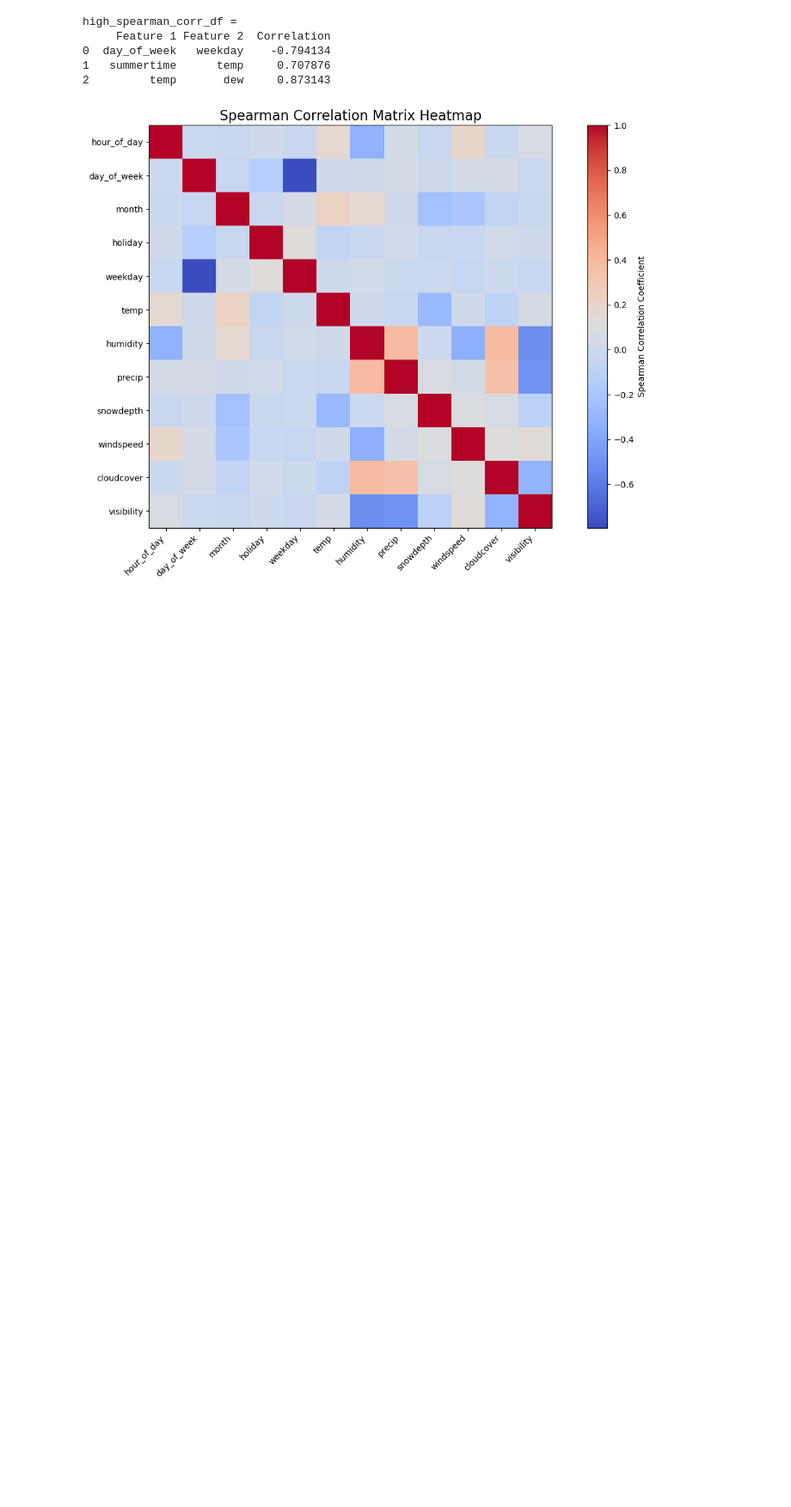
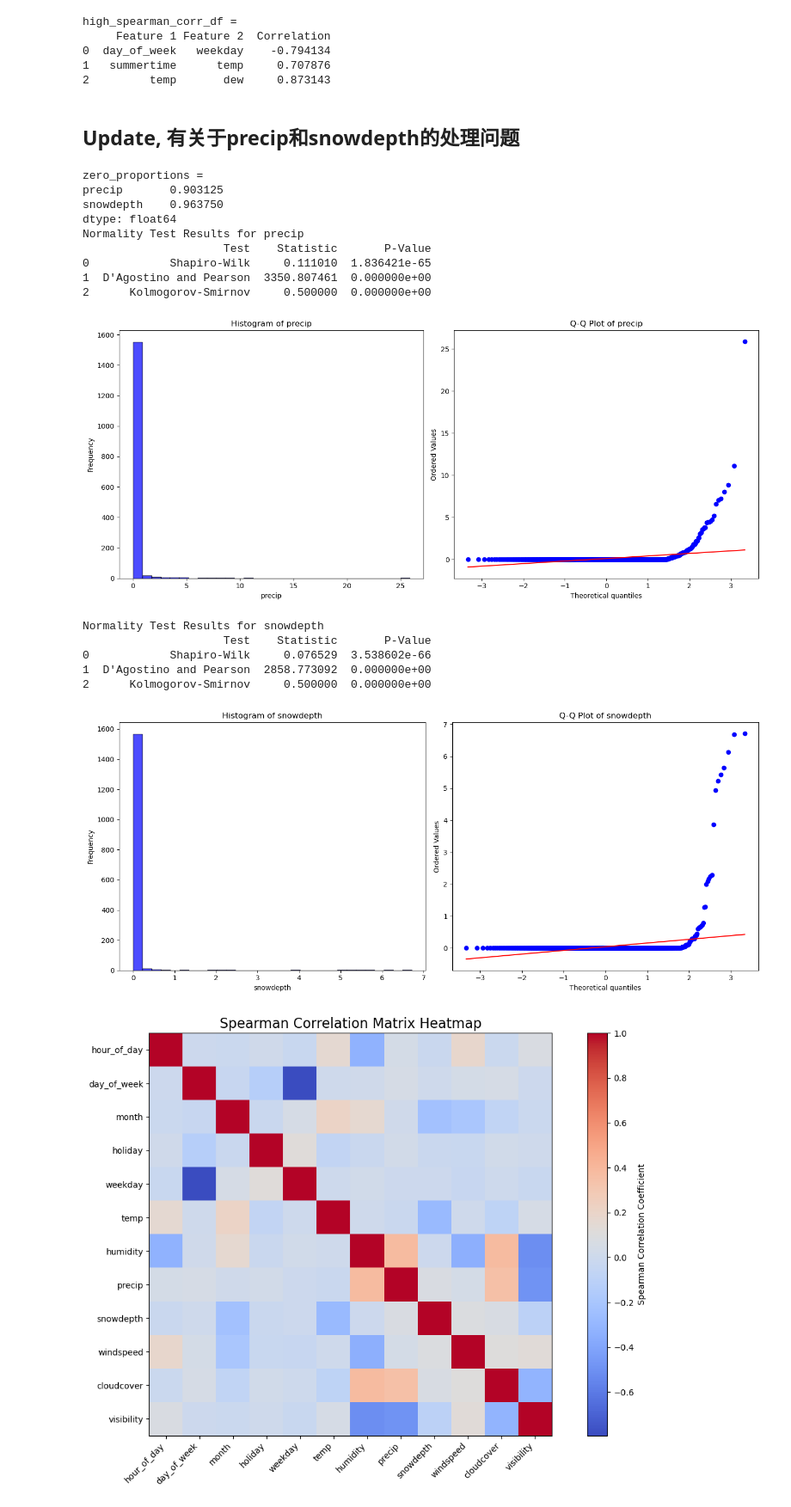
Before and after one commit to mihoyoMhb/SMLproject, a Jupyter notebook: Preprocess.ipynb, the cells around one changed output. Shown at 86% size. Cells and saved outputs as stored; diff of their text form; code cells hidden in the pictures; blank space fills up the shorter version.

```diff
--- a/Preprocess.ipynb
+++ b/Preprocess.ipynb
@@ -181,4 +181,34 @@ high_spearman_corr_df =
 0  day_of_week   weekday    -0.794134
 1   summertime      temp     0.707876
 2         temp       dew     0.873143
+# %% [markdown]
+## Update, 有关于precip和snowdepth的处理问题
+# %%
+"""注意到，precip和snowdepth，the most of the values in columns are zero, not one, which may make no contributions to out predictions. Hence, we could check for data imbalance.
+"""
+"""Since snowdepth has an extremely high proportion of zeros (over 95%) and precip also has a high proportion, it would be reasonable to consider removing these columns as they may not provide much useful information for the model."""
+numeric_data = data.select_dtypes(include=['float64', 'int64'])
+zero_proportions = numeric_data[['precip', 'snowdepth']].apply(lambda col: (col == 0).mean())
+print(f"zero_proportions = \n{zero_proportions}")
+
+# Let plot the histogram again for these to columns again:
+for column_name in ['precip', 'snowdepth']:
+        normality_analysis(column_name)
+# %% [output]
+zero_proportions =
+precip       0.903125
+snowdepth    0.963750
+dtype: float64
+Normality Test Results for precip
+                     Test    Statistic       P-Value
+0            Shapiro-Wilk     0.111010  1.836421e-65
+1  D'Agostino and Pearson  3350.807461  0.000000e+00
+2      Kolmogorov-Smirnov     0.500000  0.000000e+00
+[figure, added]
+Normality Test Results for snowdepth
+                     Test    Statistic       P-Value
+0            Shapiro-Wilk     0.076529  3.538602e-66
+1  D'Agostino and Pearson  2858.773092  0.000000e+00
+2      Kolmogorov-Smirnov     0.500000  0.000000e+00
+[figure, added]
 # %%
```
Also changed, not shown: parts of 2 cells of this notebook, 3 other files.
